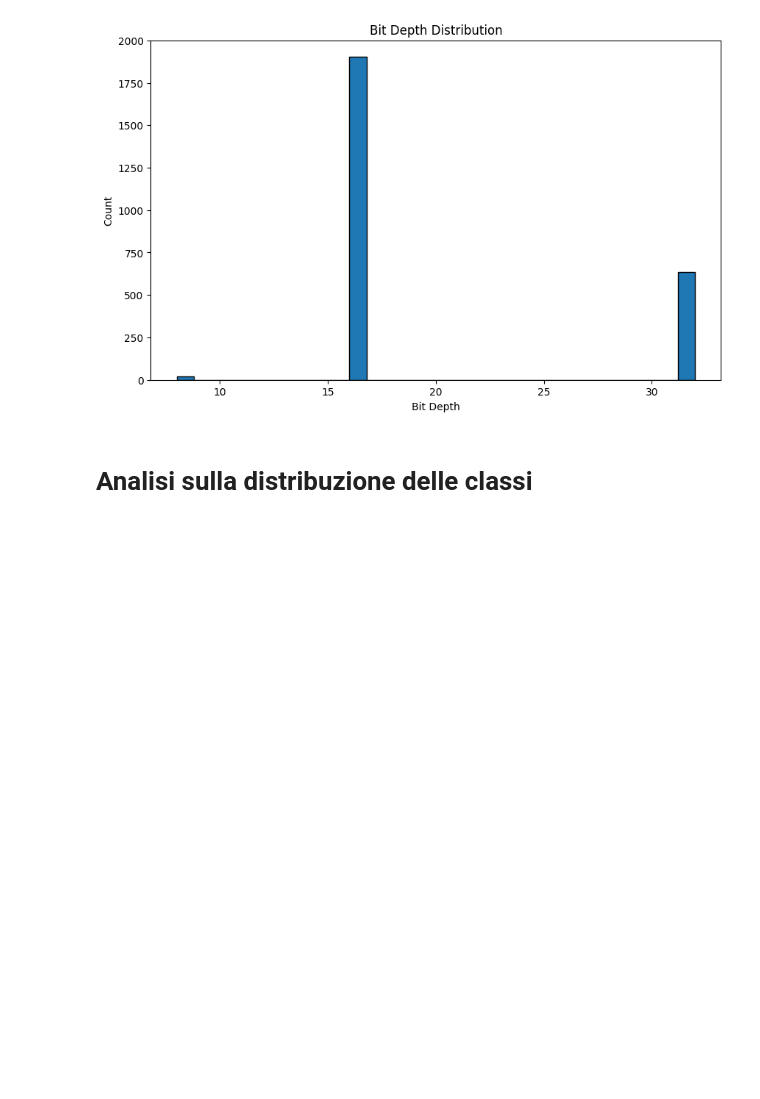
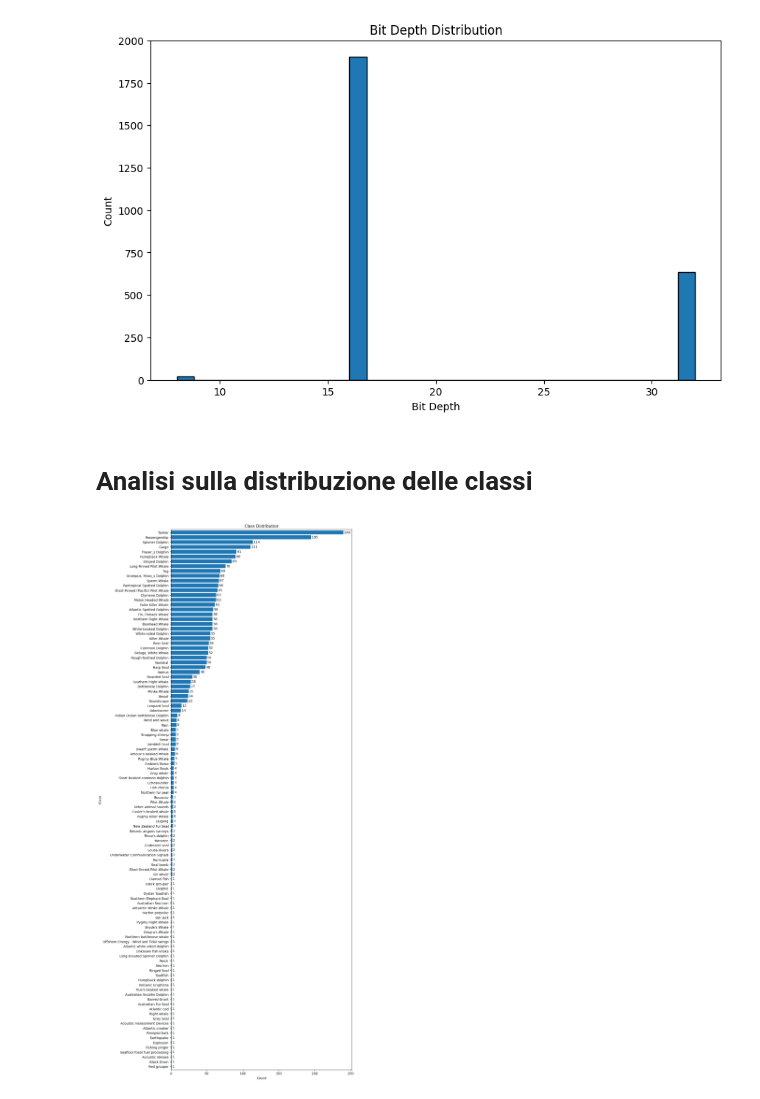
Before and after one commit to frenkmadda/UnderwaterSoundsClassification, a Jupyter notebook: test.ipynb, the cells around one changed output. Saved outputs shown, nothing was run; the diff lists cells and outputs as text; code cells hidden in the pictures; blank space fills up the shorter version.

```diff
--- a/test.ipynb
+++ b/test.ipynb
@@ -262,3 +262,33 @@ df_paths_copy['target'] = df_paths_copy['path'].apply(lambda path: os.path.basen
+# %%
+import matplotlib.pyplot as plt
+
+def plot_class_distribution_horizontal(df, class_column):
+    # Calculate the class distribution
+    class_distribution = df[class_column].value_counts()
+
+    # Sort the class distribution in descending order
+    class_distribution = class_distribution.sort_values(ascending=True)
+
+    # Create a horizontal bar plot of the class distribution
+    plt.figure(figsize=(10, 30))
+
+    # Color the bars based on the class
+    # bar_colors = ['red' if x == 'Target' else 'blue' for x in class_distribution.index]
+
+    class_distribution.plot(kind='barh',  width=0.8)  # Increase the width of the bars
+
+    # Add the count of instances next to each bar, aligned vertically in the center
+    for index, value in enumerate(class_distribution):
+        plt.text(value + 1, index, str(value), va='center')
+
+    plt.xlabel('Count')
+    plt.ylabel('Class')
+    plt.title('Class Distribution')
+    plt.show()
+# %%
+plot_class_distribution_horizontal(df_paths_copy, 'class')
+# %% [output]
+[figure, added]
 # %%
 plot_class_distribution(df_paths_copy, 'class')
 # %% [output]
```
Also changed, not shown: parts of 5 cells of this notebook.
